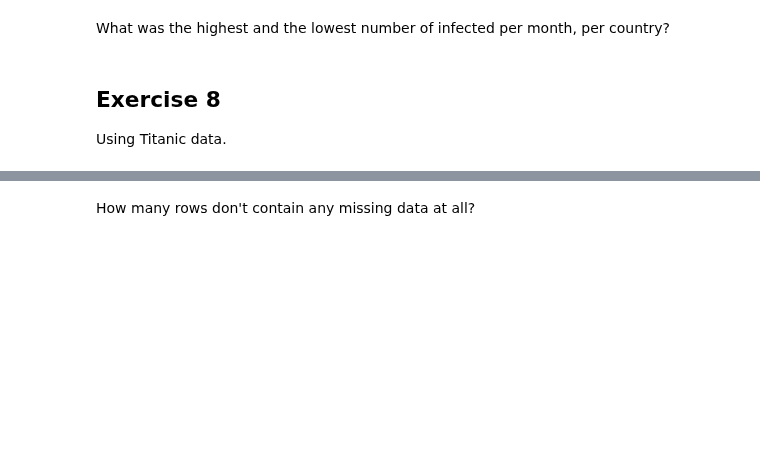
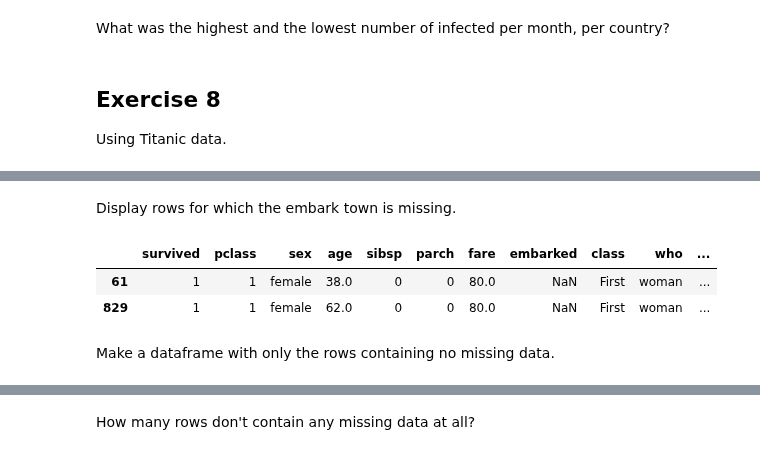
Before and after one commit to Center-for-Health-Data-Science/PythonTsunami, a Jupyter notebook: solutions/pandas_solutions_HZ.ipynb, the cells around one changed output, grey strips where cells are left out. Cells and saved outputs as stored; diff of their text form; code cells hidden in the pictures; blank space fills up the shorter version.

```diff
--- a/solutions/pandas_solutions_HZ.ipynb
+++ b/solutions/pandas_solutions_HZ.ipynb
@@ -376,0 +391,10 @@ titanic.deck.isna().mean()
+# %% [markdown]
+Display rows for which the embark town is missing.
+# %%
+titanic.loc[titanic['embark_town'].isna()]
+# %% [output]
+|  | survived | pclass | sex | age | sibsp | parch | fare | embarked | class | who | ... |
+| 61 | 1 | 1 | female | 38.0 | 0 | 0 | 80.0 | NaN | First | woman | ... |
+| 829 | 1 | 1 | female | 62.0 | 0 | 0 | 80.0 | NaN | First | woman | ... |
+# %% [markdown]
+Make a dataframe with only the rows containing no missing data.
```
Also changed, not shown: parts of 18 cells of this notebook.
